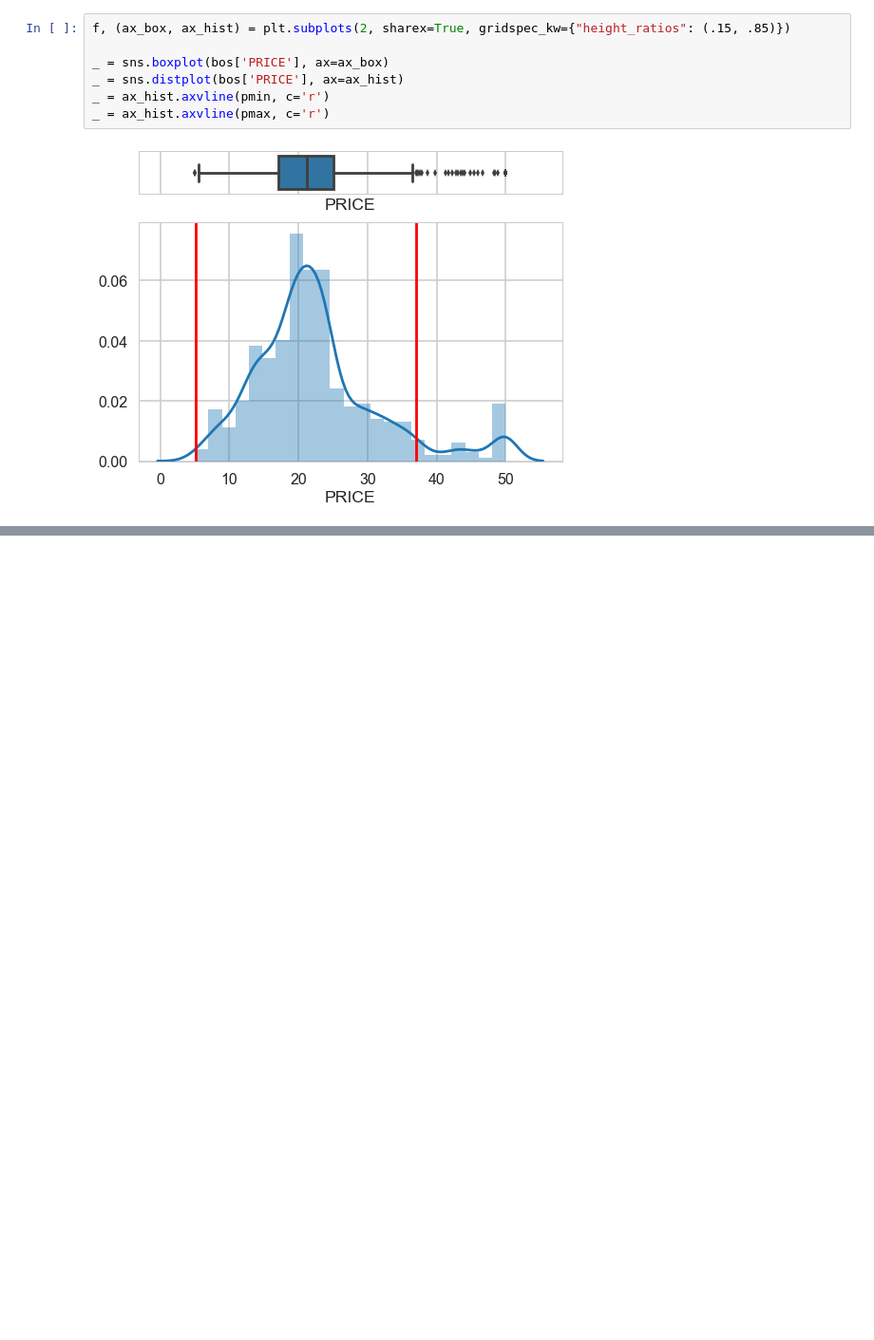
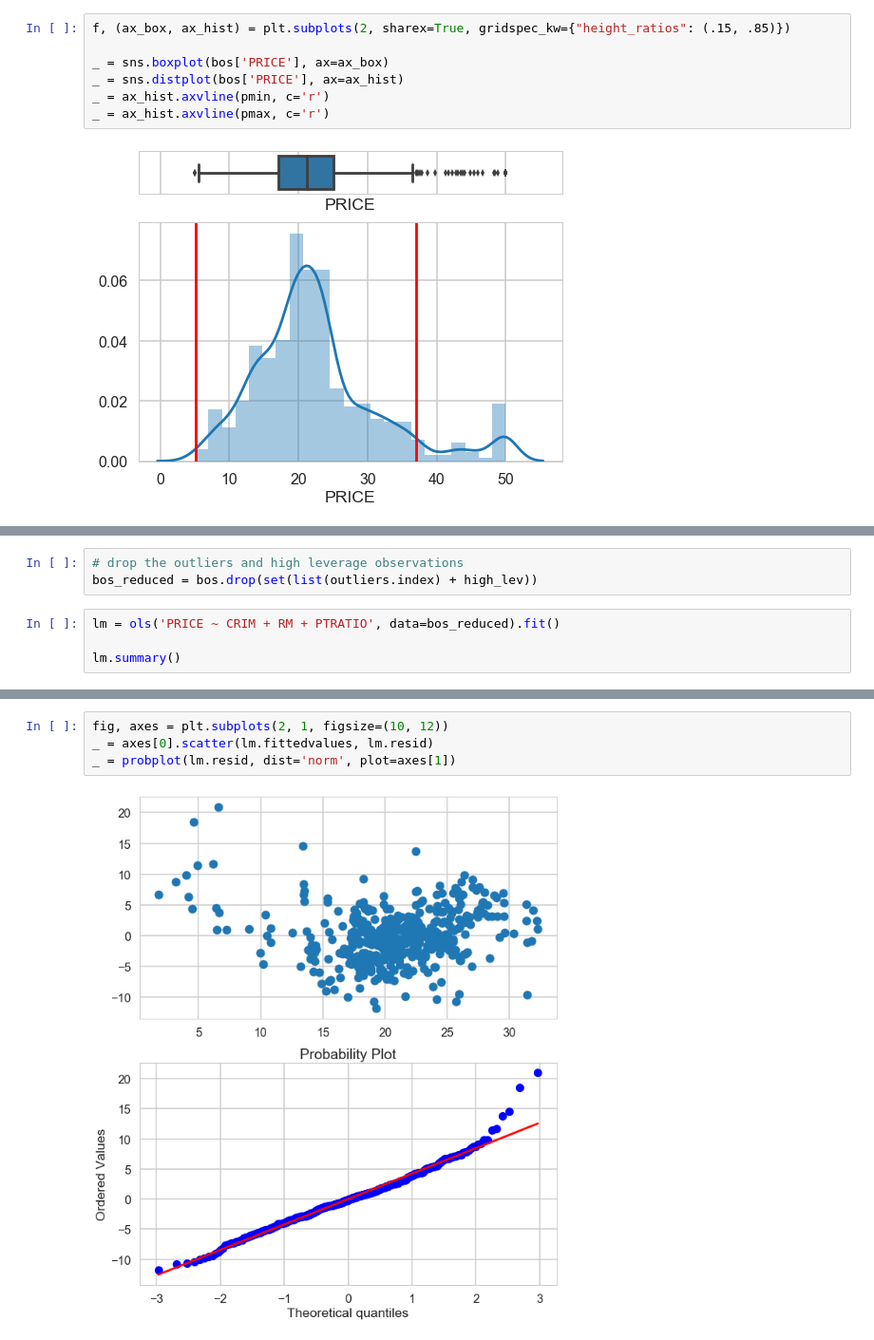
Before and after one commit to tsansom/Springboard-Data-Science, a Jupyter notebook: mini_projects/machine_learning/linear_regression/Mini_Project_Linear_Regression.ipynb, the cells around one changed output, grey strips where cells are left out. Shown at 95% size. Cells and saved outputs as stored; diff of their text form; blank space fills up the shorter version.

```diff
--- a/mini_projects/machine_learning/linear_regression/Mini_Project_Linear_Regression.ipynb
+++ b/mini_projects/machine_learning/linear_regression/Mini_Project_Linear_Regression.ipynb
@@ -1029,0 +1060,7 @@ inf = influence_plot(lm)
+# %%
+# drop the outliers and high leverage observations
+bos_reduced = bos.drop(set(list(outliers.index) + high_lev))
+# %%
+lm = ols('PRICE ~ CRIM + RM + PTRATIO', data=bos_reduced).fit()
+
+lm.summary()
@@ -1029,0 +1087,6 @@ inf = influence_plot(lm)
+# %%
+fig, axes = plt.subplots(2, 1, figsize=(10, 12))
+_ = axes[0].scatter(lm.fittedvalues, lm.resid)
+_ = probplot(lm.resid, dist='norm', plot=axes[1])
+# %% [output]
+[figure, added]
```
Also changed, not shown: parts of 19 cells of this notebook.
